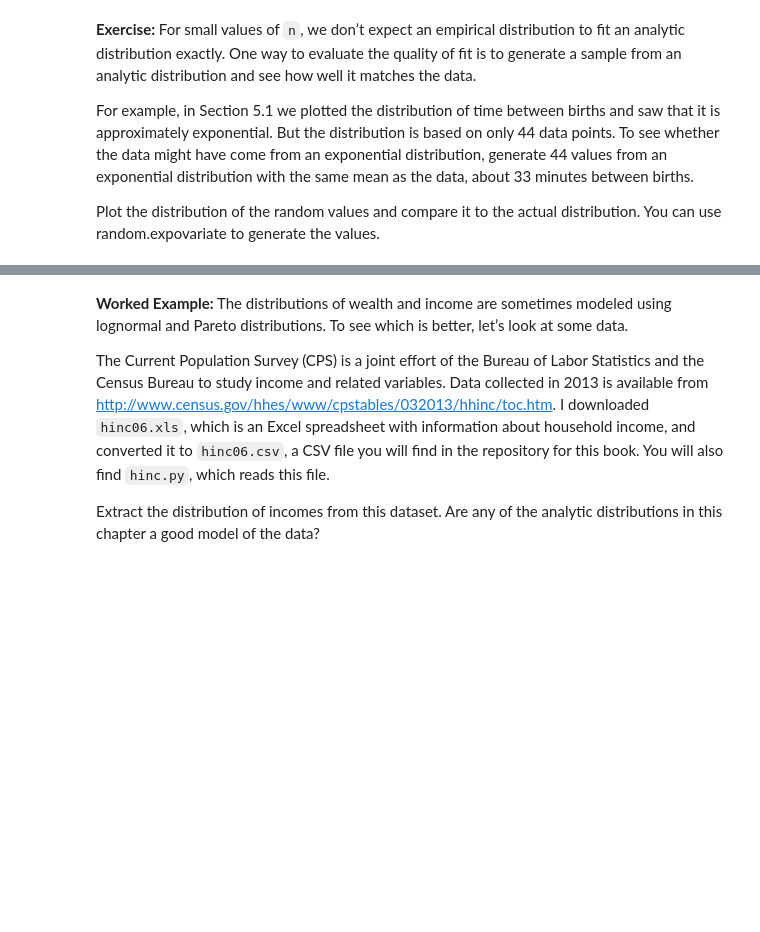
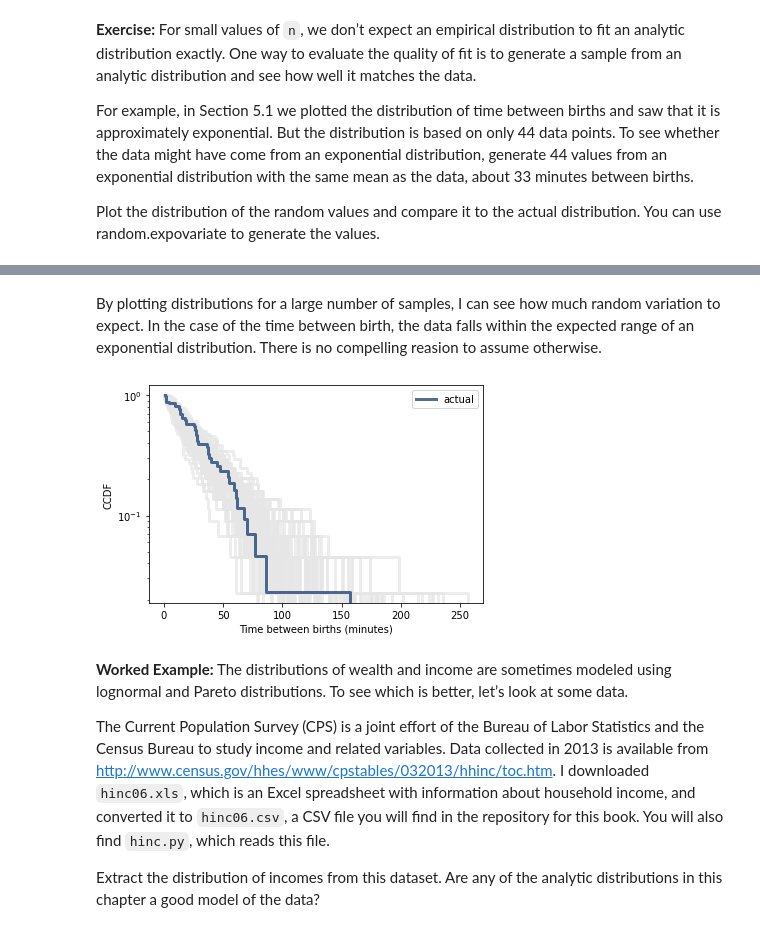
Before and after one commit to Morgan-Sell/ThinkStats2, a Jupyter notebook: code/chap05ex.ipynb, the cells around one changed output, grey strips where cells are left out. Cells and saved outputs as stored; diff of their text form; code cells hidden in the pictures; blank space fills up the shorter version.

```diff
--- a/code/chap05ex.ipynb
+++ b/code/chap05ex.ipynb
@@ -507,6 +502,0 @@ sample = [random.expovariate(lam) for _ in range(n)]
-# %%
-# Solution goes here
-n = 100
-exp_lambda = 33
-
-exp_sample = [random.expovariate(1/exp_lambda) for _ in range(n)]
@@ -523,3 +518,18 @@ thinkplot.Config(xlabel='Exponential/Birth Diffs',
+# %% [markdown]
+By plotting distributions for a large number of samples, I can see how much random variation to expect. In the case of the time between birth, the data falls within the expected range of an exponential distribution. There is no compelling reasion to assume otherwise.
+# %%
+# Solution goes here
+for i in range(100):
+    sample = [random.expovariate(lam) for _ in range(n)]
+    thinkplot.Cdf(thinkstats2.Cdf(sample), complement=True, color='0.9')
+
+# Interarrival time of births from Australia
+thinkplot.Cdf(cdf, complement=True)
+thinkplot.Config(xlabel='Time between births (minutes)',
+                ylabel='CCDF',
+                yscale='log')
+# %% [output]
+[figure, added]
 # %% [markdown]
 **Worked Example:** The distributions of wealth and income are sometimes modeled using lognormal and Pareto distributions. To see which is better, let’s look at some data.
 
```
Also changed, not shown: parts of 22 cells of this notebook, 1 other file.
